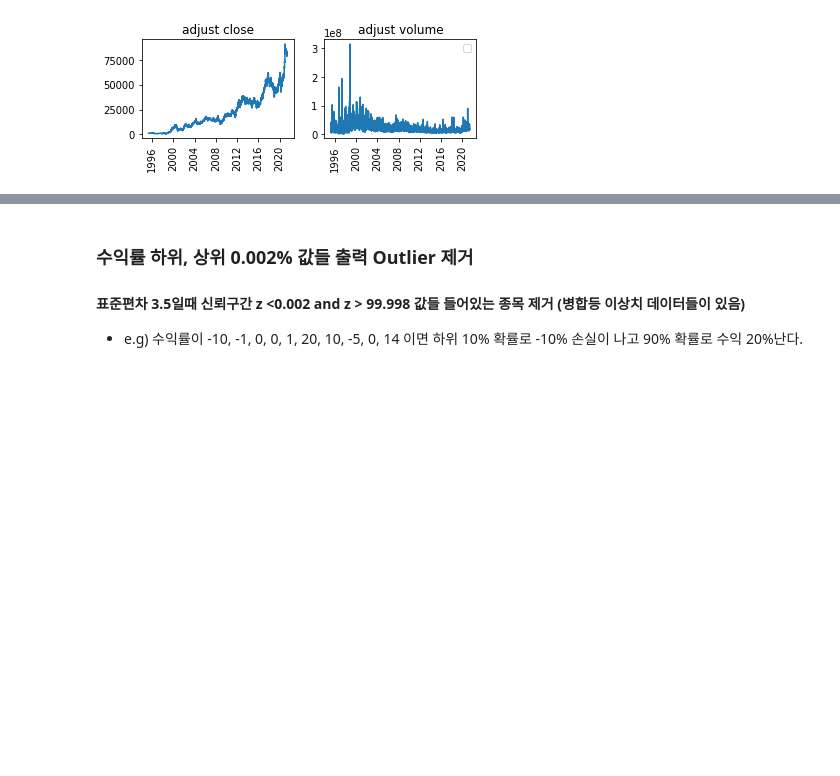
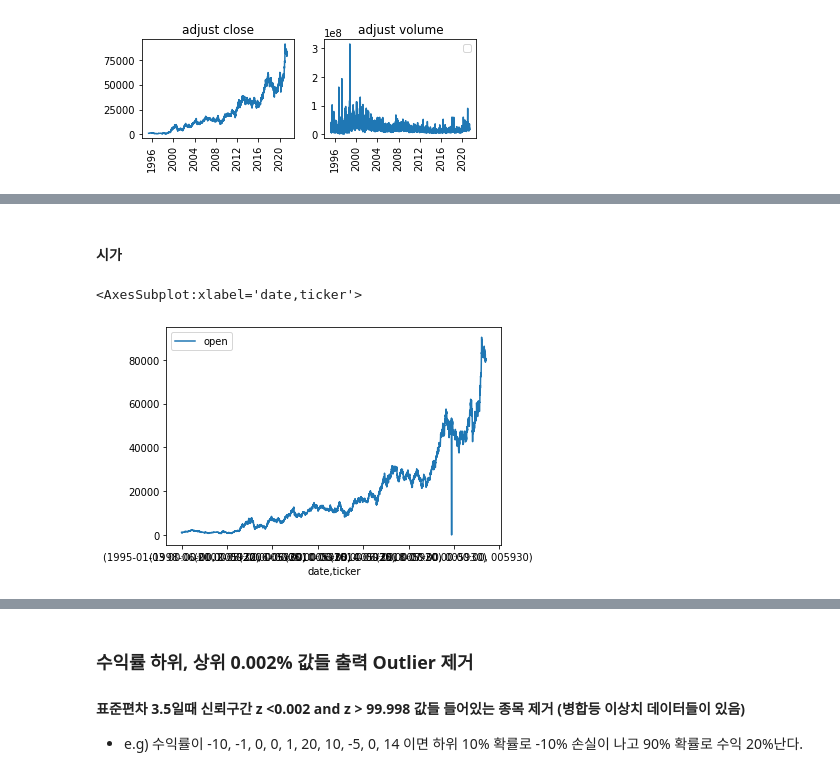
Before and after one commit to Hertz-and-Alpha/machine-learning-for-trading-korea-stock, a Jupyter notebook: data/create_datasets.ipynb, the cells around one changed output, grey strips where cells are left out. Cells and saved outputs as stored; diff of their text form; code cells hidden in the pictures; blank space fills up the shorter version.

```diff
--- a/data/create_datasets.ipynb
+++ b/data/create_datasets.ipynb
@@ -431,0 +488,7 @@ DATA_STORE = Path('assets.h5')
+# %% [markdown]
+#### 시가
+# %%
+naver_data[['open']].loc[idx[:, '005930'], :].plot()
+# %% [output]
+<AxesSubplot:xlabel='date,ticker'>
+[figure, added]
```
Also changed, not shown: parts of 46 cells of this notebook.
